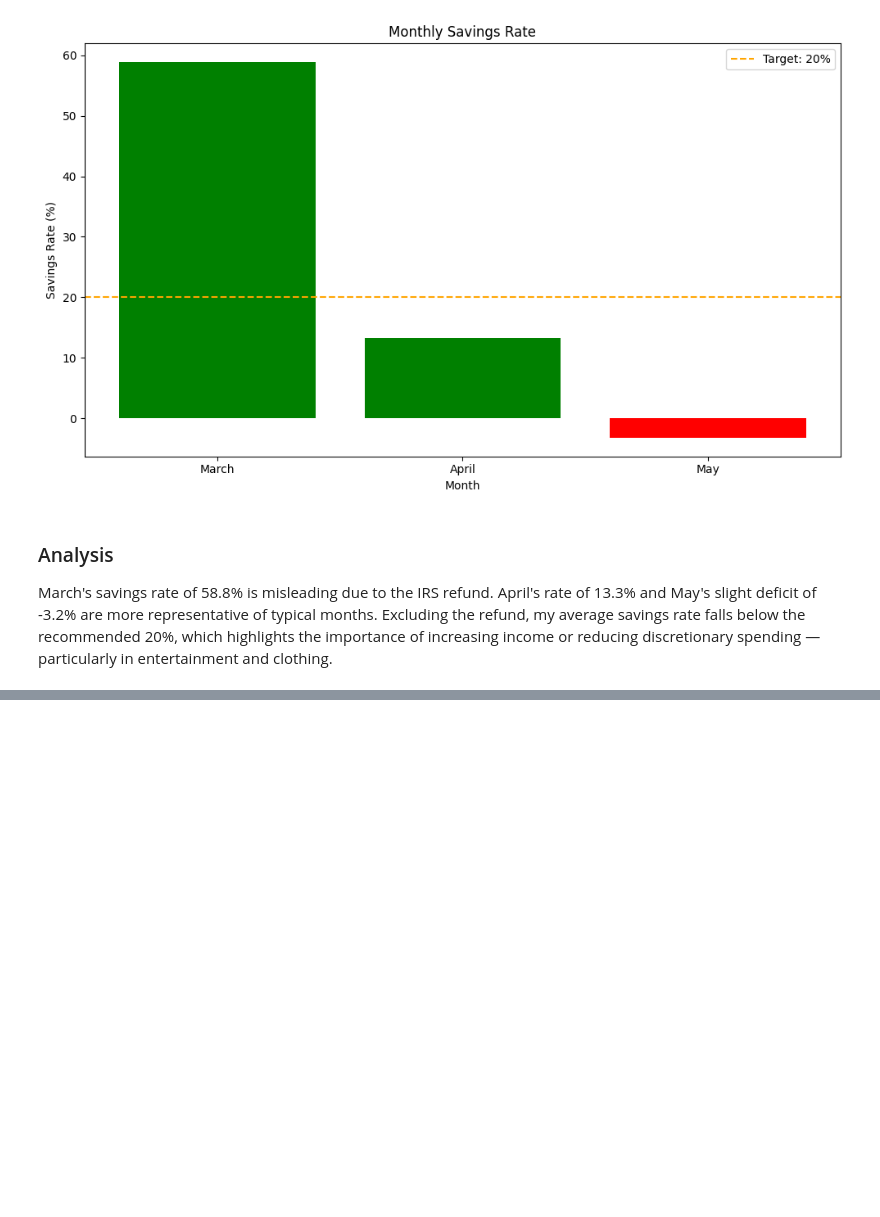
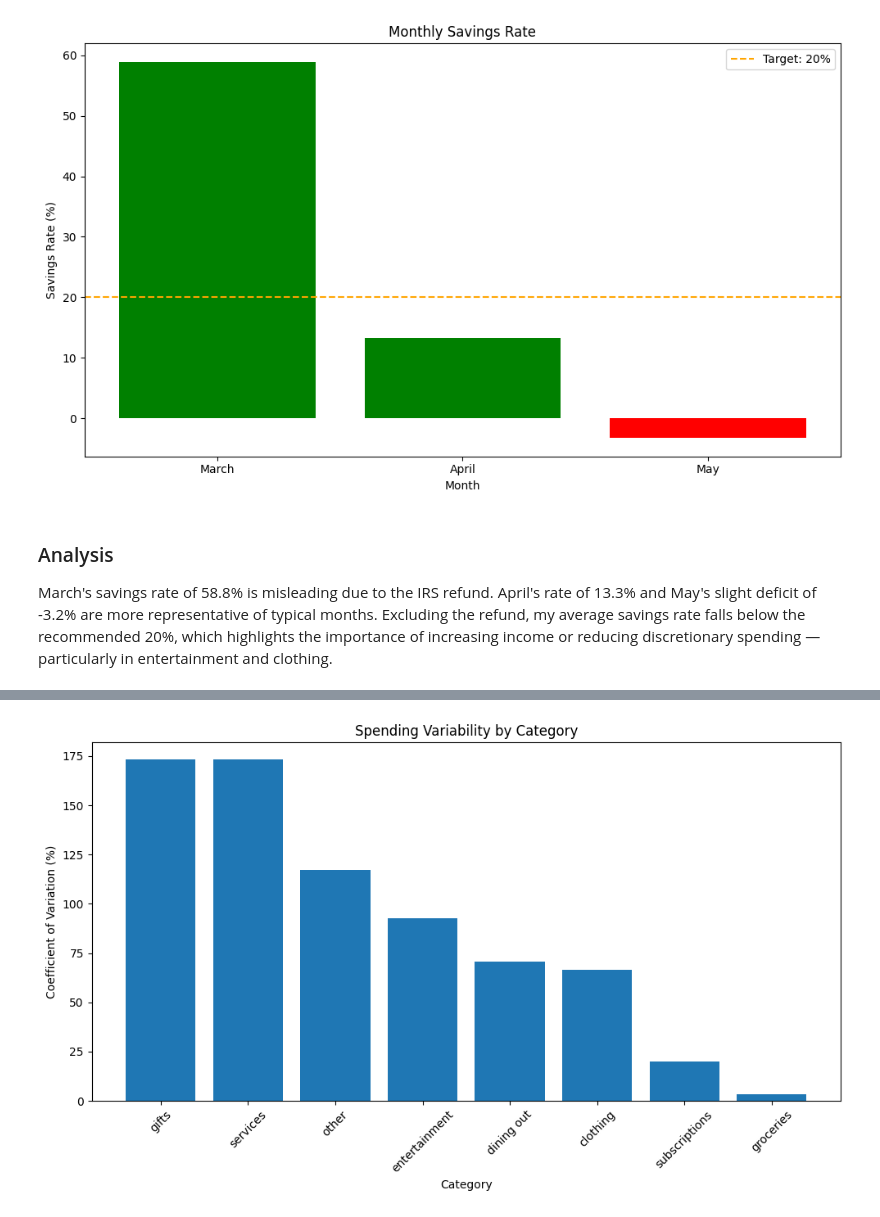
Before and after one commit to anitaroese/finance-tracker, a Jupyter notebook: data-analysis.ipynb, the cells around one changed output, grey strips where cells are left out. Saved outputs shown, nothing was run; the diff lists cells and outputs as text; code cells hidden in the pictures; blank space fills up the shorter version.

Commit message:
feat: complete Section 4 - category consistency analysis

```diff
--- a/data-analysis.ipynb
+++ b/data-analysis.ipynb
@@ -146,0 +151,17 @@ March's savings rate of 58.8% is misleading due to the IRS refund. April's rate
+# %%
+category_monthly = expenses.groupby(['month', 'category'])['amount'].sum().unstack(fill_value=0)
+
+category_std = category_monthly.std()
+category_mean = category_monthly.mean()
+category_cv = (category_std / category_mean * 100).sort_values(ascending=False)
+
+plt.figure(figsize=(10, 6))
+plt.bar(category_cv.index, category_cv.values)
+plt.xlabel('Category')
+plt.ylabel('Coefficient of Variation (%)')
+plt.title('Spending Variability by Category')
+plt.xticks(rotation=45)
+plt.tight_layout()
+plt.show()
+# %% [output]
+[figure, added]
```
Also changed, not shown: parts of 2 cells of this notebook.
